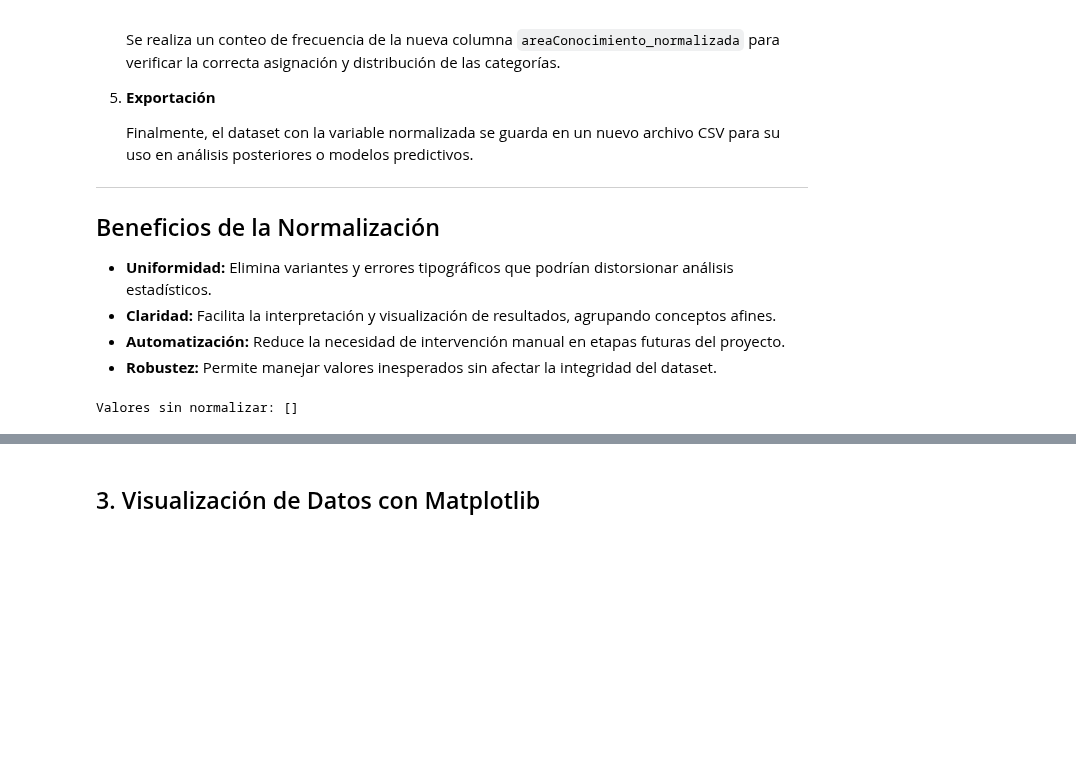
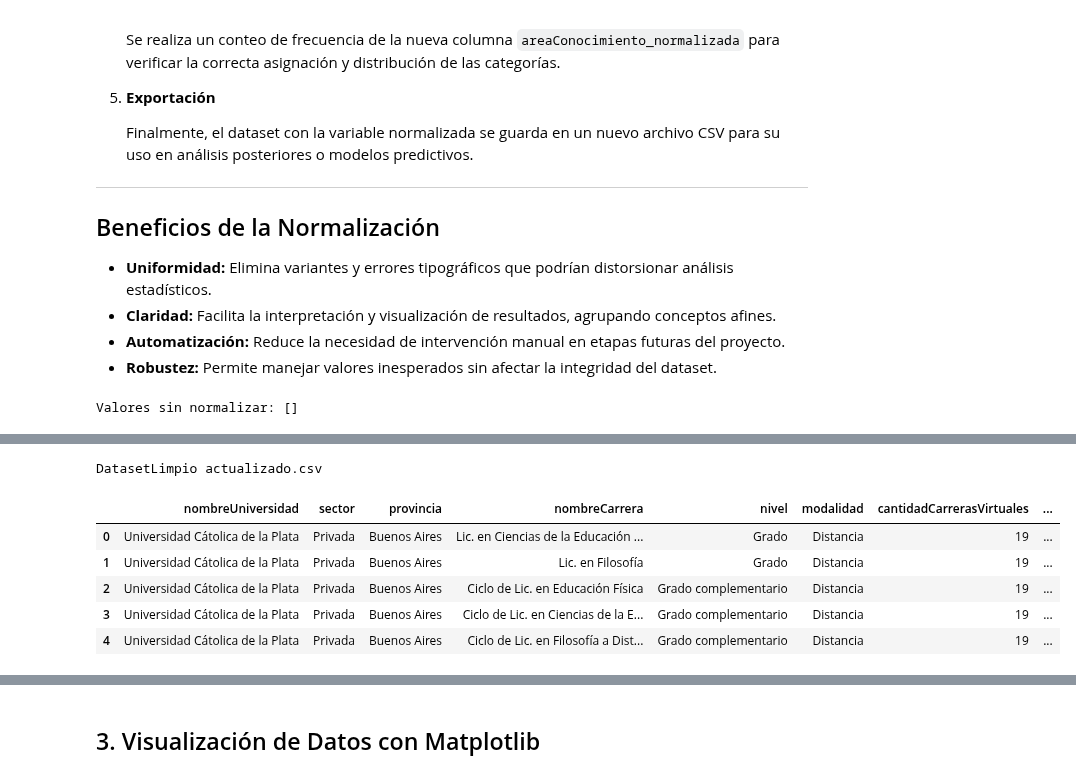
Before and after one commit to educacion-digital-ar/inclusion-educativa-digital, a Jupyter notebook: Documentacion/limpieza.ipynb, the cells around one changed output, grey strips where cells are left out. Cells and saved outputs as stored; diff of their text form; code cells hidden in the pictures; blank space fills up the shorter version.

```diff
--- a/Documentacion/limpieza.ipynb
+++ b/Documentacion/limpieza.ipynb
@@ -679,0 +776,24 @@ A mí todavía me queda limpiar esta:
+# %%
+import pandas as pd
+
+# Cargar el archivo CSV
+df = pd.read_csv("/content/DatasetLimpio.csv")
+
+df.drop(columns=['areaConocimiento'],inplace=True)
+
+df.rename(columns={
+    'areaConocimiento_normalizada': 'areaConocimiento'
+}, inplace=True)
+
+
+df.to_csv("/content/DatasetLimpio.csv", index=False)
+print("DatasetLimpio.csv actualizado")
+display(df.head())
+# %% [output]
+DatasetLimpio actualizado.csv
+|  | nombreUniversidad | sector | provincia | nombreCarrera | nivel | modalidad | cantidadCarrerasVirtuales | ... |
+| 0 | Universidad Cátolica de la Plata | Privada | Buenos Aires | Lic. en Ciencias de la Educación ... | Grado | Distancia | 19 | ... |
+| 1 | Universidad Cátolica de la Plata | Privada | Buenos Aires | Lic. en Filosofía | Grado | Distancia | 19 | ... |
+| 2 | Universidad Cátolica de la Plata | Privada | Buenos Aires | Ciclo de Lic. en Educación Física | Grado complementario | Distancia | 19 | ... |
+| 3 | Universidad Cátolica de la Plata | Privada | Buenos Aires | Ciclo de Lic. en Ciencias de la E... | Grado complementario | Distancia | 19 | ... |
+| 4 | Universidad Cátolica de la Plata | Privada | Buenos Aires | Ciclo de Lic. en Filosofía a Dist... | Grado complementario | Distancia | 19 | ... |
```
Also changed, not shown: parts of 11 cells of this notebook.
